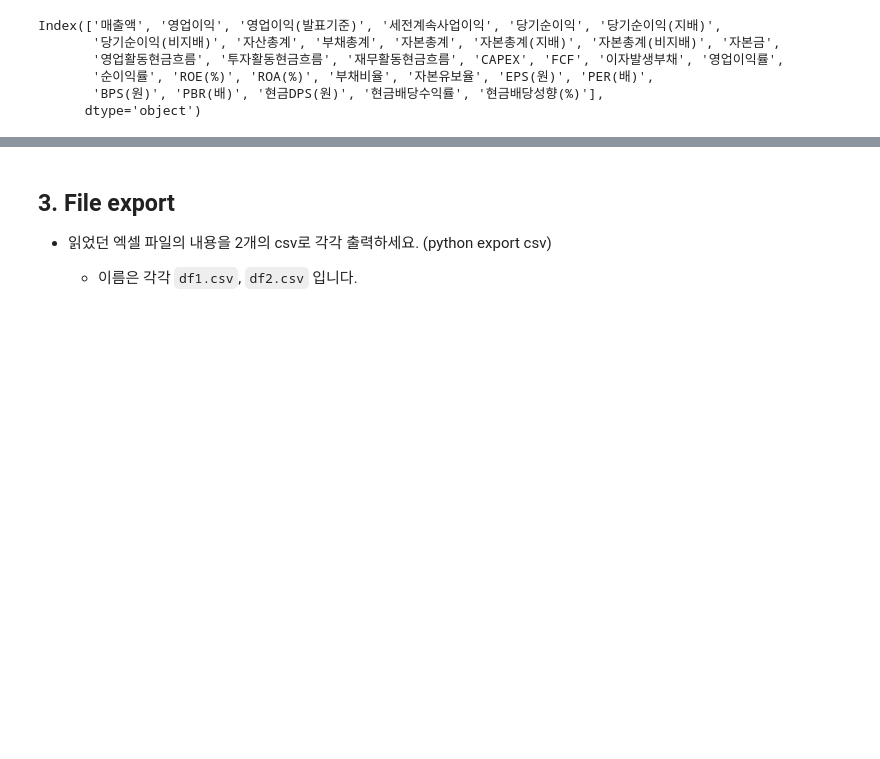
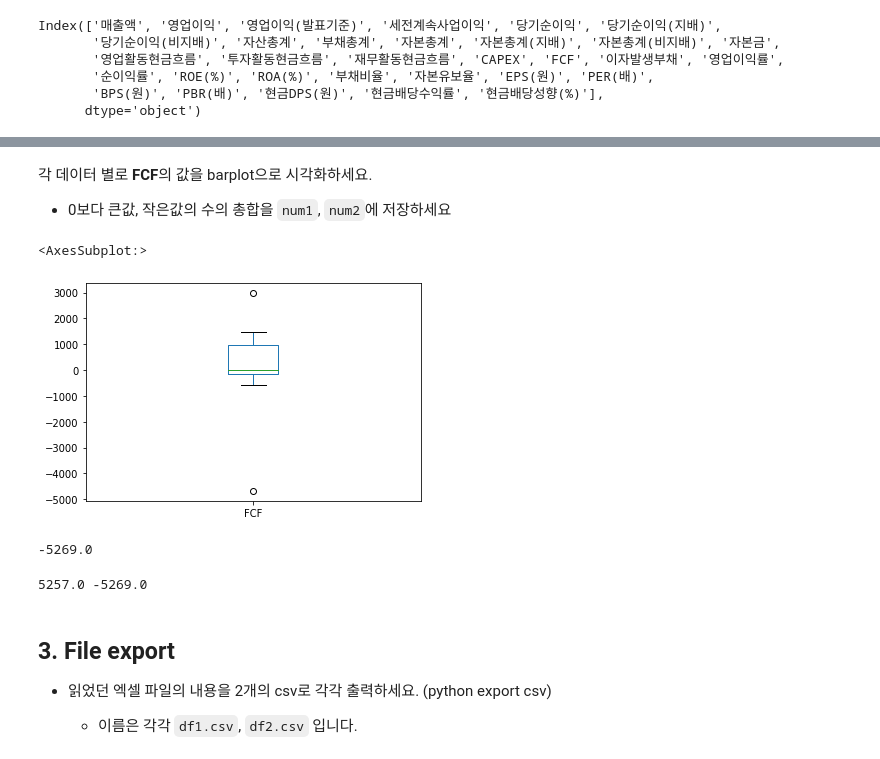
Before and after one commit to heoni00/2021-Sub_Project-Baemin, a Jupyter notebook: EDA/01a_EDA_prob.ipynb, the cells around one changed output, grey strips where cells are left out. Saved outputs shown, nothing was run; the diff lists cells and outputs as text; code cells hidden in the pictures; blank space fills up the shorter version.

```diff
--- a/EDA/01a_EDA_prob.ipynb
+++ b/EDA/01a_EDA_prob.ipynb
@@ -30,12 +30,14 @@ df1.head()
 | 4 | 당기순이익 | 274.0 | 380.0 | -736.0 | -677.0 | ... |
 # %%
 #이게 왜 안될까? ㅋㅋ
-
-for i in df1, df2:
+df_list = []
+for i in [df1, df2]:
 
     i = i.T
     i = i.rename(columns = i.iloc[0]).drop('주요재무정보', axis = 0)
+    df_list.append(i)
 
-
+df1 = df_list[0]
+df2 = df_list[1]
 df1.head()
 # %% [output]
@@ -155,3 +143,22 @@ num2 = '~'
+# %% [markdown]
+각 데이터 별로 **FCF**의 값을 barplot으로 시각화하세요.
+  - 0보다 큰값, 작은값의 수의 총합을 `num1`, `num2`에 저장하세요
+# %%
+df1['FCF'].plot( kind = 'box')
+# %% [output]
+<AxesSubplot:>
+[figure, added]
+# %%
+df1[df1.FCF < 0].FCF.sum()
+# %% [output]
+-5269.0
+# %%
+num1 = df1[df1.FCF > 0].FCF.sum()
+num2 = df1[df1.FCF < 0].FCF.sum()
+
+print(num1, num2)
+# %% [output]
+5257.0 -5269.0
 # %% [markdown]
 ## 3. File export
 
```
Also changed, not shown: parts of 17 cells of this notebook.
